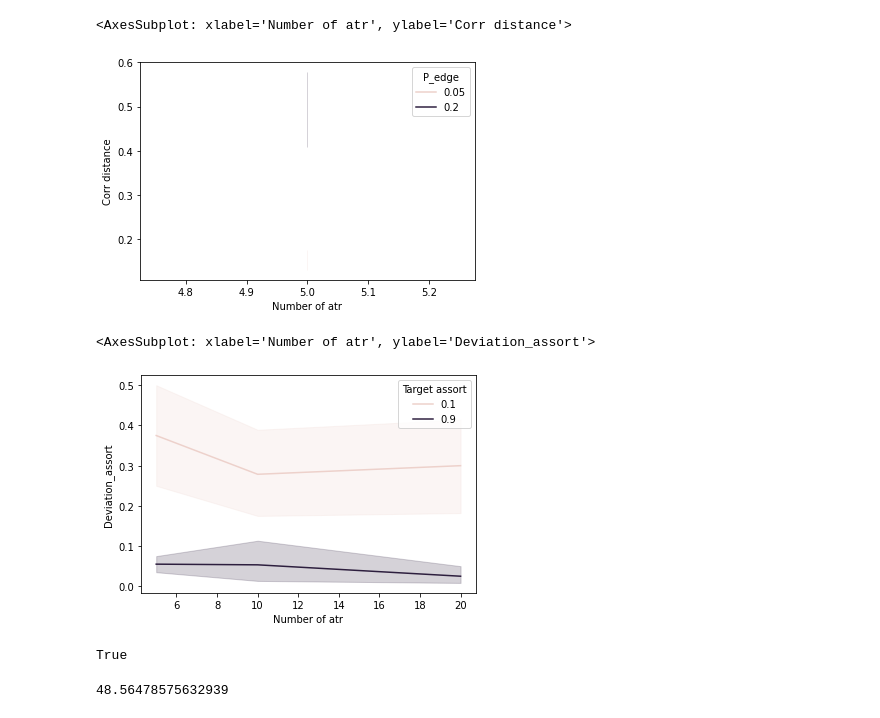
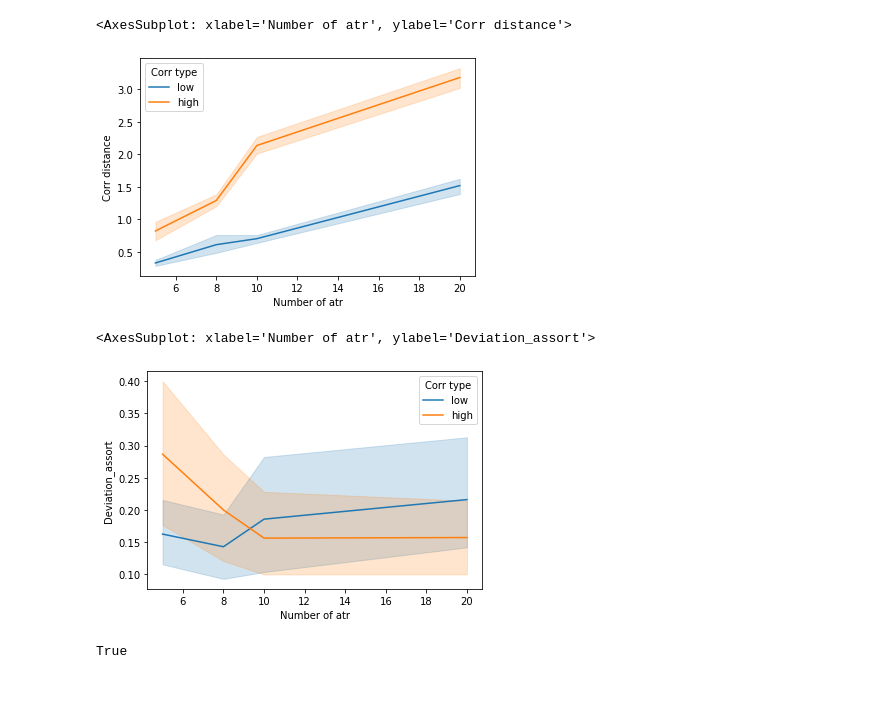
Before and after one commit to aimclub/GOLEM, a Jupyter notebook: examples/BN_generator_learning/result_analysis.ipynb, the cells around one changed output. Saved outputs shown, nothing was run; the diff lists cells and outputs as text; code cells hidden in the pictures; blank space fills up the shorter version.

```diff
--- a/examples/BN_generator_learning/result_analysis.ipynb
+++ b/examples/BN_generator_learning/result_analysis.ipynb
@@ -8,5 +10,5 @@ import numpy as np
 # %%
-data = pd.read_csv('results/paper_cec/4 5 0.05 0.1 high exp2.csv')
+data = pd.read_csv('results/paper_cec/4 20 0.05 0.9 high exp2.csv')
 data
 # %% [output]
 |  | Number of atr | P_edge | Target assort | Target correlation | Calculated_corr | Time | Deviation_assort |
@@ -27,15 +29,22 @@ for i in data.index:
     origin_corr = ast.literal_eval(data.loc[i,'Target correlation'])
     calculated_corr = ast.literal_eval(data.loc[i,'Calculated_corr'])
     data.loc[i, 'Corr distance'] = distance.euclidean(origin_corr, calculated_corr)
+# %%
+for i in data.index:
+    origin_corr = ast.literal_eval(data.loc[i,'Target correlation'])
+    if origin_corr[0] < 0.5:
+        data.loc[i, 'Corr type'] = 'low'
+    else:
+        data.loc[i, 'Corr type'] = 'high'
 # %%
-sns.lineplot(x='Number of atr', y='Corr distance', hue='P_edge', data=data)
+sns.lineplot(x='Number of atr', y='Corr distance', hue='Corr type', data=data)
 # %% [output]
 <AxesSubplot: xlabel='Number of atr', ylabel='Corr distance'>
-[figure, old version]
+[figure, new version]
 # %%
-sns.lineplot(x='Number of atr', y='Deviation_assort', hue='Target assort', data=data)
+sns.lineplot(x='Number of atr', y='Deviation_assort', hue='Corr type', data=data)
 # %% [output]
 <AxesSubplot: xlabel='Number of atr', ylabel='Deviation_assort'>
-[figure, old version]
+[figure, new version]
 # %%
 bn = ContinuousBN()
@@ -44,7 +53,3 @@ bn.load('results/4 10 0.1 0.9 exp2.json')
 True
 # %%
 sample = bn.sample(1000)
-# %%
-sample['A0'].var()
-# %% [output]
-48.56478575632939
```
Also changed, not shown: parts of 4 cells of this notebook, 2 other files.
